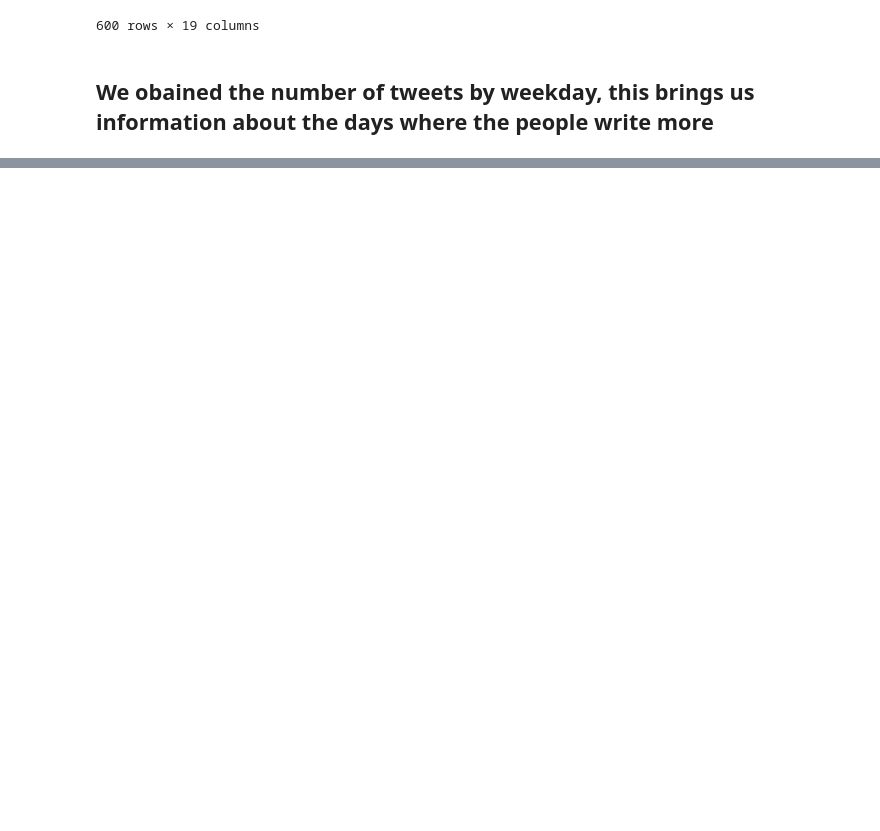
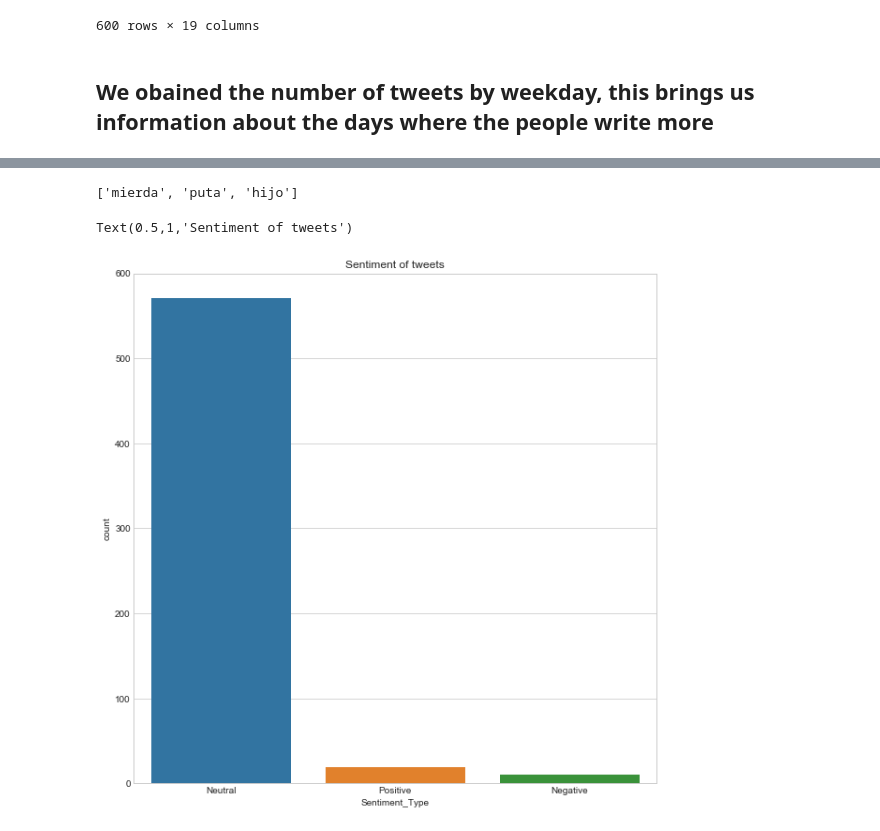
Before and after one commit to Mastersz/Proyecto_Mineria, a Jupyter notebook: Toxic_Tweets.ipynb, the cells around one changed output, grey strips where cells are left out. Drawn from its saved outputs; the diff is of its cells as text; code cells hidden in the pictures; blank space fills up the shorter version.

```diff
--- a/Toxic_Tweets.ipynb
+++ b/Toxic_Tweets.ipynb
@@ -585,0 +391,7 @@ Processed_tweets.to_csv('toxic_tweets.csv')
+# %%
+# Obtenemos las malas palabras más utilizadas
+freq_words=rslt.Word[0:5].tolist()
+del freq_words[2:4]
+print(freq_words)
+# %% [output]
+['mierda', 'puta', 'hijo']
@@ -585,0 +408,31 @@ Processed_tweets.to_csv('toxic_tweets.csv')
+# %%
+from textblob import TextBlob
+
+bloblist_desc = list()
+
+tweets_desc=tweets['Tweet_punct'].astype(str)
+for row in tweets_desc:
+    blob = TextBlob(row)
+    bloblist_desc.append((row,blob.sentiment.polarity, blob.sentiment.subjectivity))
+    tweets_polarity_desc = pd.DataFrame(bloblist_desc, columns = ['sentence','sentiment','polarity'])
+
+#Función que etiqueta los tweets como positivo, negativo y neutral
+def f(tweets_polarity_desc):
+    if tweets_polarity_desc['sentiment'] > 0:
+        val = "Positive"
+    elif tweets_polarity_desc['sentiment'] == 0:
+        val = "Neutral"
+    else:
+        val = "Negative"
+    return val
+
+tweets_polarity_desc['Sentiment_Type'] = tweets_polarity_desc.apply(f, axis=1)
+
+# Muestra la frecuencia de cada sentimiento en el dataset
+plt.figure(figsize=(10,10))
+sb.set_style("whitegrid")
+ax = sb.countplot(x="Sentiment_Type", data=tweets_polarity_desc)
+plt.title('Sentiment of tweets')
+# %% [output]
+Text(0.5,1,'Sentiment of tweets')
+[figure, added]
```
Also changed, not shown: parts of 70 cells of this notebook, 1 other file.
